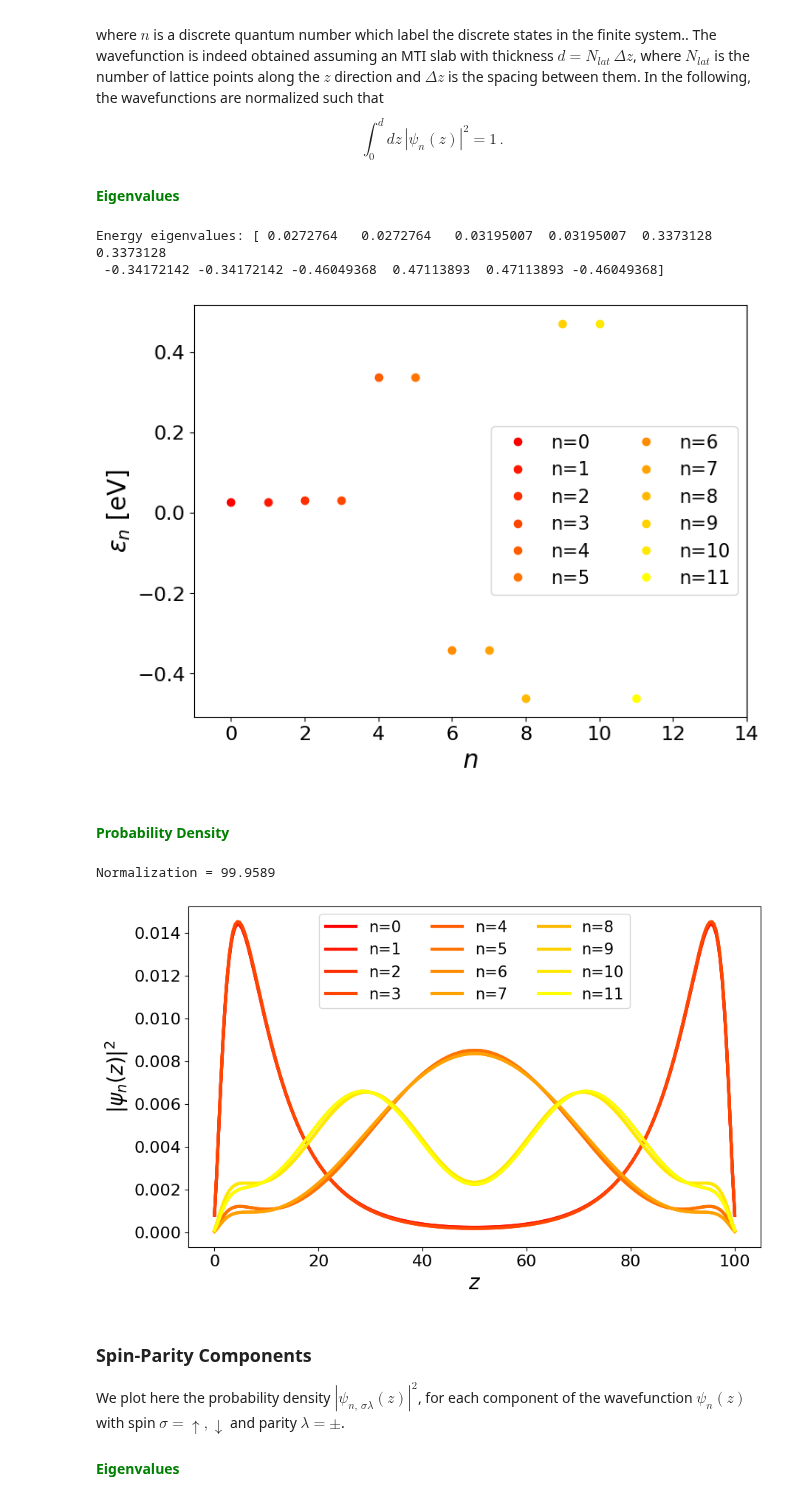
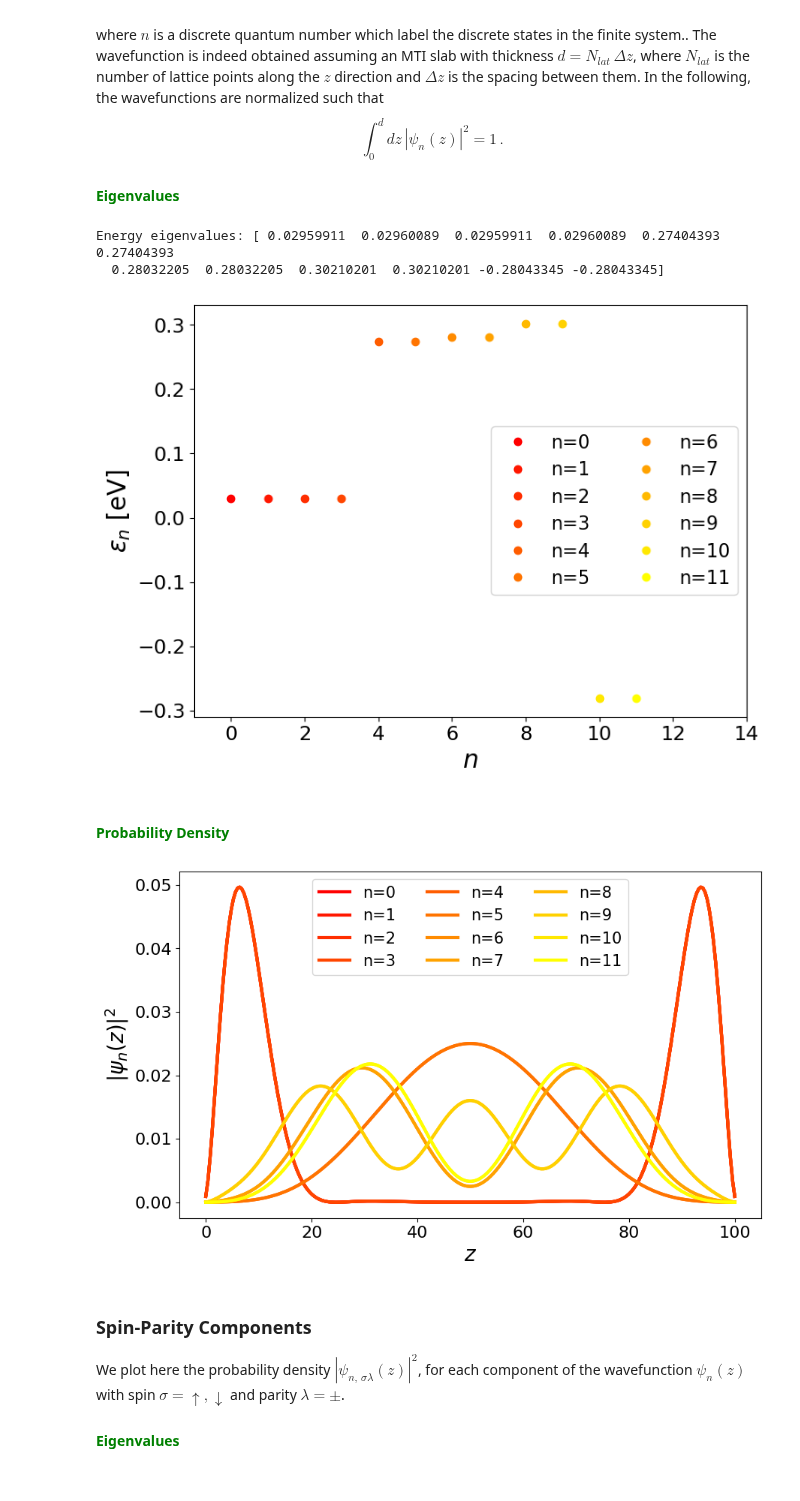
Before and after one commit to danidimic/MTI_SC_Gorkov, a Jupyter notebook: GMTI_Numerical.ipynb, the cells around one changed output. Cells and saved outputs as stored; diff of their text form; code cells hidden in the pictures.

```diff
--- a/GMTI_Numerical.ipynb
+++ b/GMTI_Numerical.ipynb
@@ -210,10 +210,12 @@ def TBham(Nlat, dZ, kx, ky, L, C = -0.0068, D1 = 1.3, D2 = 19.6, A1 = 2.2, A2 =
     onsite = Cmat - 2./np.power(dZ,2)*Amat;
 
     # hopping energy
-    hopping_plus = 1./np.power(dZ,2)*Amat + 1./(2.*np.power(dZ,2))*Bmat
+    hopping_plus = 1./np.power(dZ,2)*Amat + 1./(2.*dZ)*Bmat
 
     # hopping minus
-    hopping_minus = np.conjugate(np.transpose(hopping_plus))
+    #hopping_minus = np.conjugate(np.transpose(hopping_plus))
+    hopping_minus = 1./np.power(dZ,2)*Amat - 1./(2.*dZ)*Bmat
+
 
     # define a zero tight-binding matrix
     TBmat = [ [None for _ in range(Nlat) ] for _ in range(Nlat)]
@@ -246,16 +248,36 @@ def eigenstates(Nlat, dZ, kx, ky, L, Neig=10, C = -0.0068, D1 = 1.3, D2 = 19.6,
     if ishermitian(tb.toarray()) is True:
         egval, egvec = eigsh(tb, k=Neig, sigma=0.)
 
-    # wavefunctions normalized to 1
+    # wavefunctions
     spinors = np.array([[ egvec[:, iegv][4*ilat:4*ilat+4] for ilat in range(Nlat)] for iegv in range(Neig)])
 
     return [lattice, egval, np.array(spinors)]
+
+
+# Function which normalize with respect to the given lattice
+def normalize(lattice, spinors):
+
+    # loop over eigenstates
+    for iegv in range(spinors.shape[0]):
+
+        # probability density for each lattice point
+        probdens = np.array([np.dot(np.conjugate(s), s) for s in spinors[iegv]]).real
+
+        # normalization
+        norm = np.trapz(probdens, x=lattice)
+
+        # normalize
+        spinors = np.divide(spinors, np.sqrt(norm))
+
+    return spinors
 
 
 # lattice
 Nlat = 250; d = 100.; dZ = d/(Nlat-1)
 # eigenstates
 lattice, egval, spinors = eigenstates(Nlat=Nlat, dZ=dZ, kx=0., ky=0., L=0., Neig=100)
+# normalize
+spinors = normalize(lattice, spinors)
 # %% [markdown]
 ## <font> **Eigenstates and Eigenenergies** </font>
 
@@ -304,39 +326,35 @@ ax.set_xlabel('$n$', fontsize = 20)
 ax.set_ylabel('$\epsilon_n$ [eV]', fontsize = 20)
 ax.tick_params(axis='both', which='major', labelsize=16);
 # %% [output]
-Energy eigenvalues: [ 0.0272764   0.0272764   0.03195007  0.03195007  0.3373128   0.3373128
- -0.34172142 -0.34172142 -0.46049368  0.47113893  0.47113893 -0.46049368]
+Energy eigenvalues: [ 0.02959911  0.02960089  0.02959911  0.02960089  0.27404393  0.27404393
+  0.28032205  0.28032205  0.30210201  0.30210201 -0.28043345 -0.28043345]
-[figure, old version]
+[figure, new version]
 # %% [markdown]
 #### <font color='green'> **Probability Density** </font>
 # %%
 # figure
 fig, ax = plt.subplots(1,1, figsize=(10, 6))
 
-# norm
-norm = 0
 # loop over eigenvalues
 for iegv in range(spinors.shape[0]):
 
     # probability density for each lattice point
     probdens = np.array([np.dot(np.conjugate(s), s) for s in spinors[iegv]]).real
 
     if iegv < n:
         # plot probability density
         ax.plot(lattice, probdens, label='n=' + str(iegv), lw=3, c=cmap(iegv))
 
-    # normalization
-    norm += np.trapz(probdens)
+        # normalization
+        #print(iegv, np.trapz(probdens, x=lattice))
 
-print('Normalization = ' + str(round(norm,5)))
 
 ax.legend(fontsize=15, loc='upper center', ncol=3)
 ax.set_xlabel('$z$', fontsize = 20)
 ax.set_ylabel('$|\psi_n(z)|^2$', fontsize = 20)
 ax.tick_params(axis='both', which='major', labelsize=16);
 # %% [output]
-Normalization = 99.9589
-[figure, old version]
+[figure, new version]
 # %% [markdown]
 ### <font> Spin-Parity Components </font>
 
```
Also changed, not shown: parts of 14 cells of this notebook.
